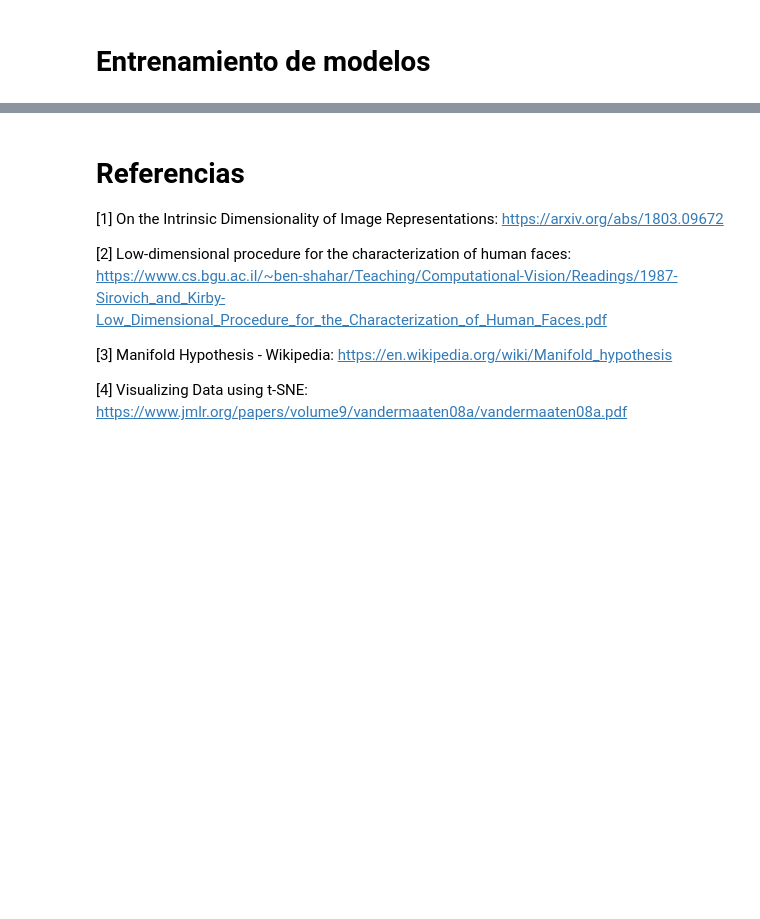
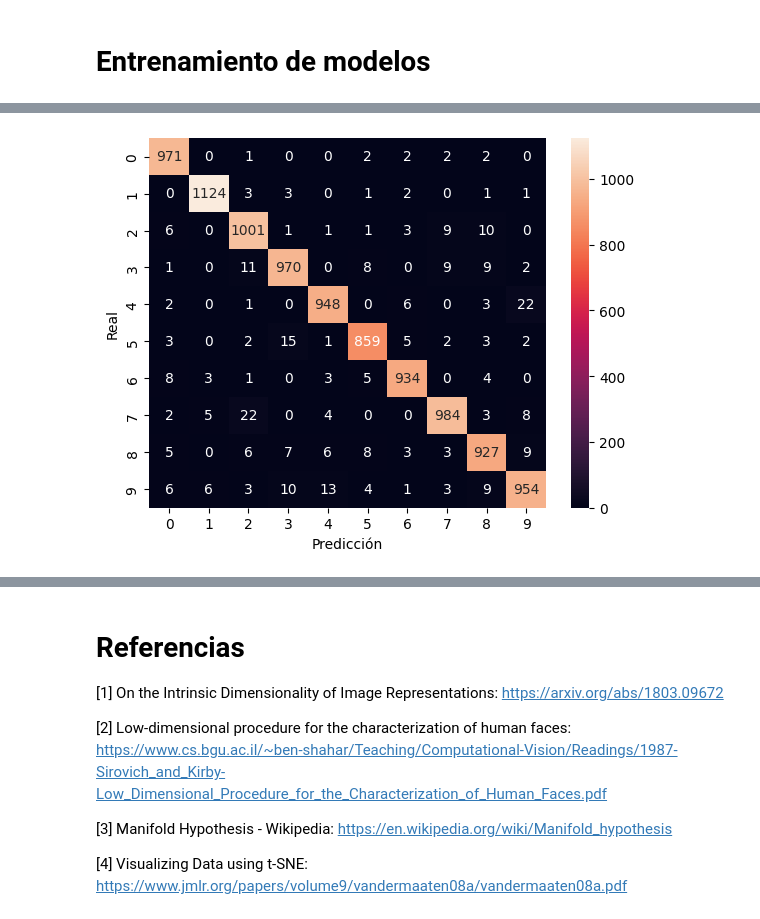
Before and after one commit to milton-lopez/analisis_d, a Jupyter notebook: src/AdD_a14_GRUPO_LOPEZ.ipynb, the cells around one changed output, grey strips where cells are left out. Saved outputs shown, nothing was run; the diff lists cells and outputs as text; code cells hidden in the pictures; blank space fills up the shorter version.

```diff
--- a/src/AdD_a14_GRUPO_LOPEZ.ipynb
+++ b/src/AdD_a14_GRUPO_LOPEZ.ipynb
@@ -785,0 +1029,16 @@ cuenta como cada preparación afecta a los distintos modelos.
+# %%
+from torchvision import datasets, transforms
+
+transform = transforms.Compose(
+    [transforms.ToTensor(), transforms.Normalize((0.5,), (0.5,))]
+)
+
+trainset = datasets.MNIST(root="./data", train=True, download=True, transform=transform)
+X_train = trainset.data.numpy()
+y_train = trainset.targets.numpy()
+X_train = X_train.reshape(X_train.shape[0], -1)
+
+testset = datasets.MNIST(root="./data", train=False, download=True, transform=transform)
+X_test = testset.data.numpy()
+y_test = testset.targets.numpy()
+X_test = X_test.reshape(X_test.shape[0], -1)
@@ -785,0 +1056,7 @@ cuenta como cada preparación afecta a los distintos modelos.
+# %%
+from sklearn.metrics import classification_report
+
+# Generar predicciones
+predictions_rf = rf.predict(X_test)
+
+print(classification_report(y_test, predictions_rf))
@@ -785,0 +1080,10 @@ cuenta como cada preparación afecta a los distintos modelos.
+# %%
+from sklearn.metrics import confusion_matrix
+
+cm = confusion_matrix(y_test, predictions_rf)
+sns.heatmap(cm, annot=True, fmt="d")
+plt.xlabel("Predicción")
+plt.ylabel("Real")
+plt.show()
+# %% [output]
+[figure, added]
```
Also changed, not shown: parts of 44 cells of this notebook, 10 other files.
